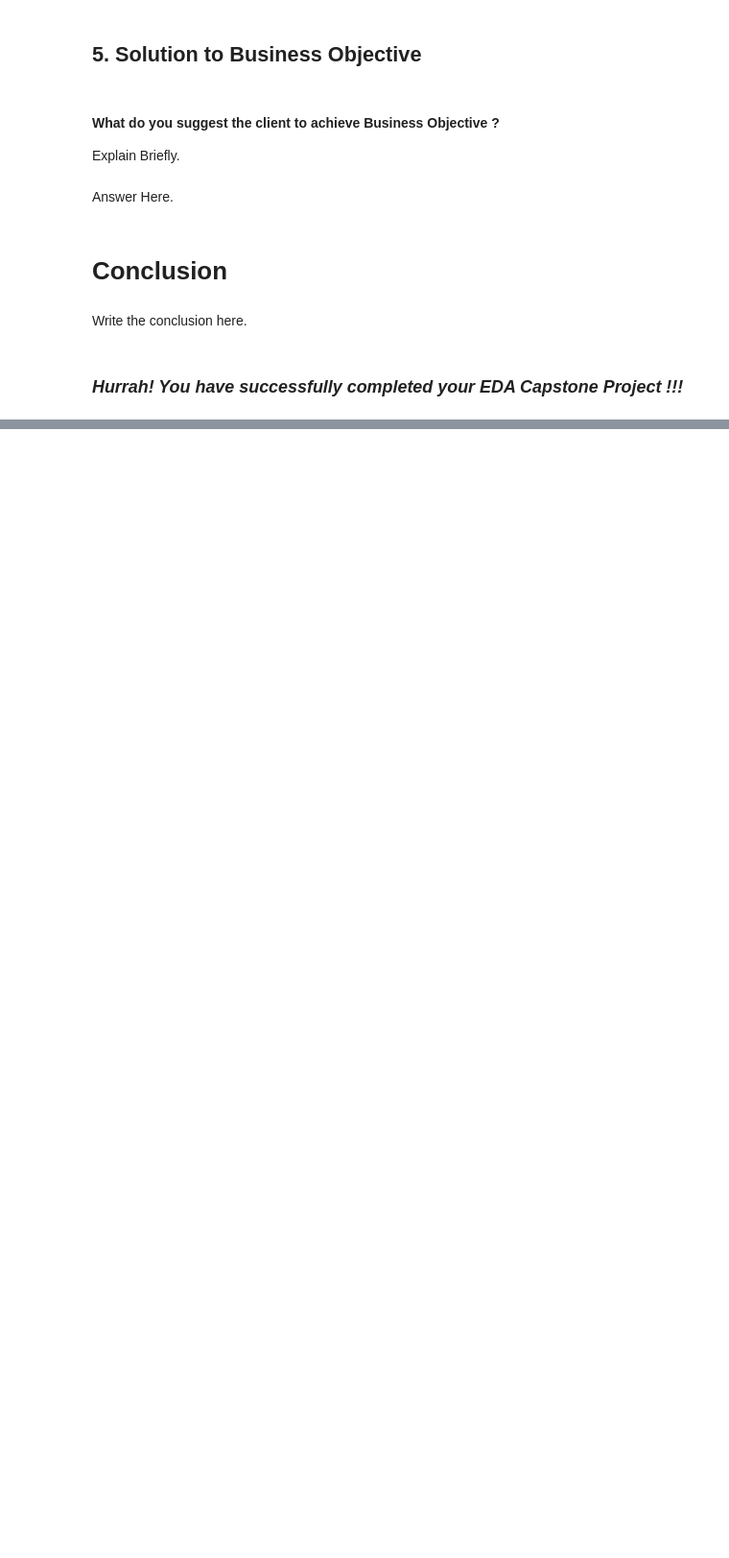
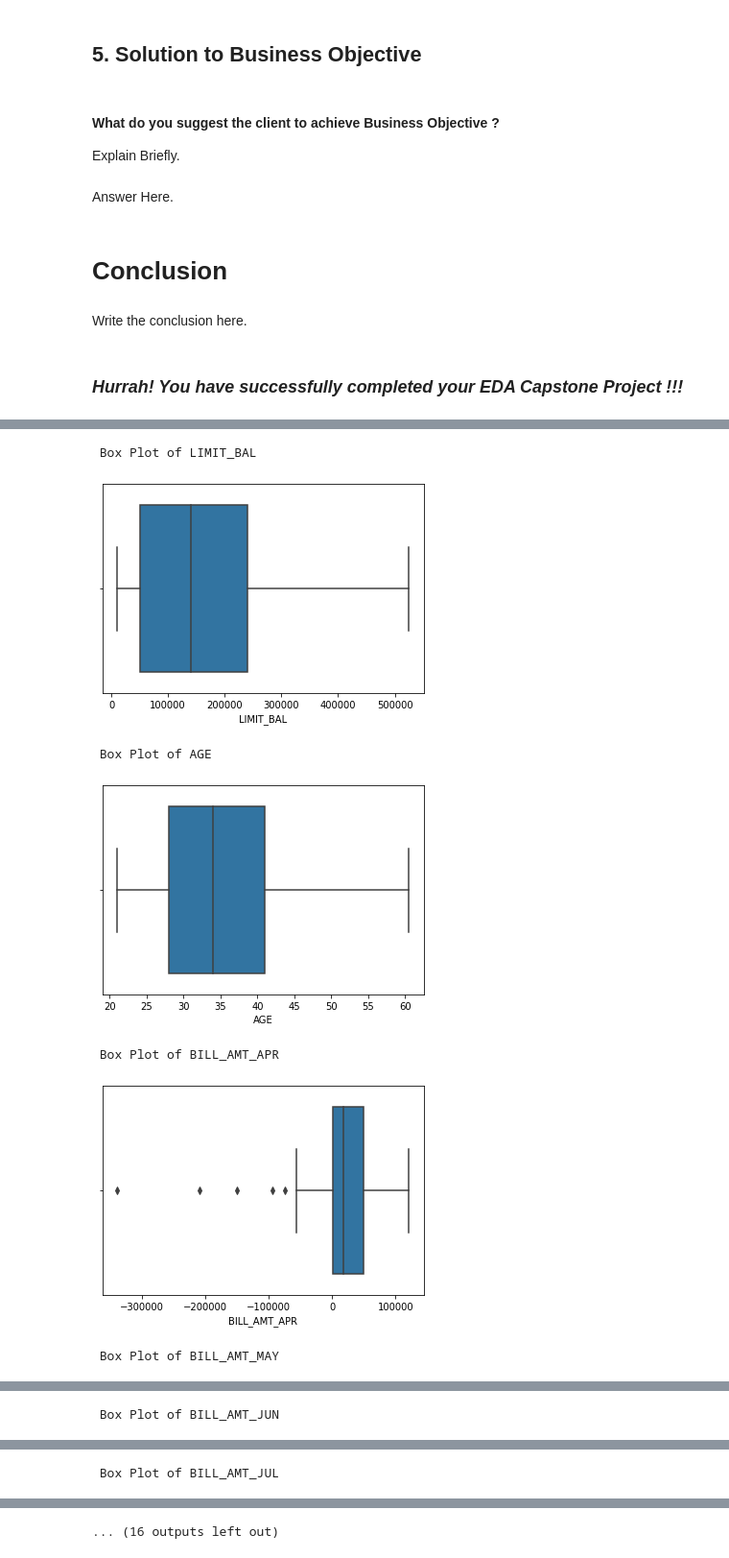
Before and after one commit to SaniyaBubere/Credit-Card-Default-Prediction, a Jupyter notebook: Credit_Card_Default_Prediction.ipynb, the cells around one changed output, grey strips where cells are left out. Shown at 96% size. Cells and saved outputs as stored; diff of their text form; code cells hidden in the pictures; blank space fills up the shorter version.

```diff
--- a/Credit_Card_Default_Prediction.ipynb
+++ b/Credit_Card_Default_Prediction.ipynb
@@ -808,0 +954,6 @@ Write the conclusion here.
+# %%
+#Capping Outlier using IQR method
+for col in numeric_cols:
+    upper = df_copy[col].quantile(0.75) + 1.5 * (df_copy[col].quantile(0.75) - df_copy[col].quantile(0.25))
+    df_copy[col] = np.where(df_copy[col] > upper, upper, df_copy[col])
+    print("{}: {}".format(col, outliers))
@@ -808,0 +975,14 @@ Write the conclusion here.
+# %%
+#using boxplot to observe that after capping we elimated the ouliers or not
+for col in numeric_cols:
+    sns.boxplot(df_copy[col])
+    print(' Box Plot of',col)
+    plt.show()
+# %% [output]
+ Box Plot of LIMIT_BAL
+[figure, added]
+ Box Plot of AGE
+[figure, added]
+ Box Plot of BILL_AMT_APR
+[figure, added]
+ Box Plot of BILL_AMT_MAY
@@ -808,0 +990 @@ Write the conclusion here.
+ Box Plot of BILL_AMT_JUN
@@ -808,0 +992 @@ Write the conclusion here.
+ Box Plot of BILL_AMT_JUL
@@ -808,0 +994 @@ Write the conclusion here.
+... (16 outputs left out)
```
Also changed, not shown: parts of 149 cells of this notebook.
